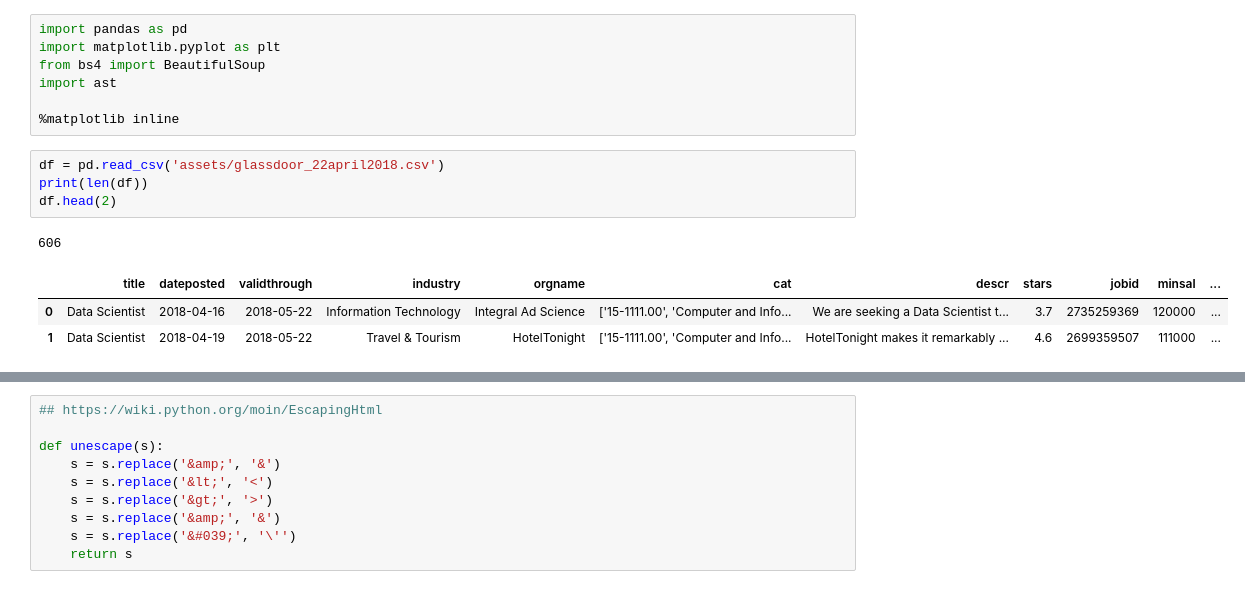
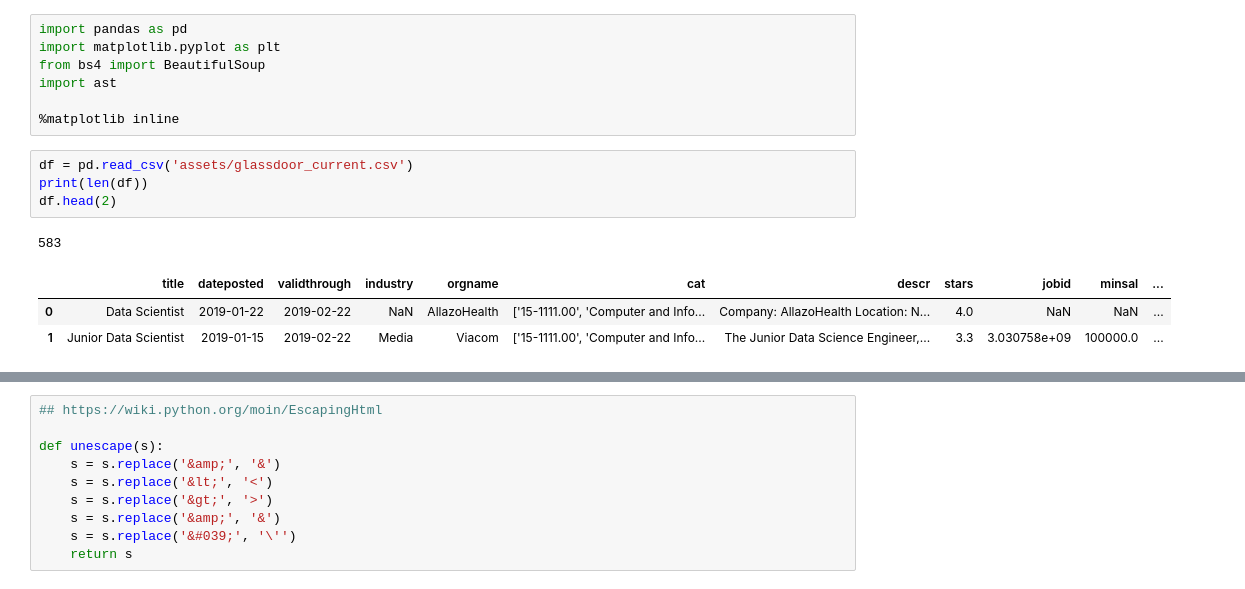
Before and after one commit to forzavitale/GlassdoorDS, a Jupyter notebook: 02_cleaning.ipynb, the cells around one changed output, grey strips where cells are left out. Drawn from its saved outputs; the diff is of its cells as text.

```diff
--- a/02_cleaning.ipynb
+++ b/02_cleaning.ipynb
@@ -6,11 +6,11 @@ import ast
 
 %matplotlib inline
 # %%
-df = pd.read_csv('assets/glassdoor_22april2018.csv')
+df = pd.read_csv('assets/glassdoor_current.csv')
 print(len(df))
 df.head(2)
 # %% [output]
-606
+583
 |  | title | dateposted | validthrough | industry | orgname | cat | descr | stars | jobid | minsal | ... |
-| 0 | Data Scientist | 2018-04-16 | 2018-05-22 | Information Technology | Integral Ad Science | ['15-1111.00', 'Computer and Info... | We are seeking a Data Scientist t... | 3.7 | 2735259369 | 120000 | ... |
-| 1 | Data Scientist | 2018-04-19 | 2018-05-22 | Travel & Tourism | HotelTonight | ['15-1111.00', 'Computer and Info... | HotelTonight makes it remarkably ... | 4.6 | 2699359507 | 111000 | ... |
+| 0 | Data Scientist | 2019-01-22 | 2019-02-22 | NaN | AllazoHealth | ['15-1111.00', 'Computer and Info... | Company: AllazoHealth Location: N... | 4.0 | NaN | NaN | ... |
+| 1 | Junior Data Scientist | 2019-01-15 | 2019-02-22 | Media | Viacom | ['15-1111.00', 'Computer and Info... | The Junior Data Science Engineer,... | 3.3 | 3.030758e+09 | 100000.0 | ... |
```
Also changed, not shown: parts of 17 cells of this notebook, 9 other files.
